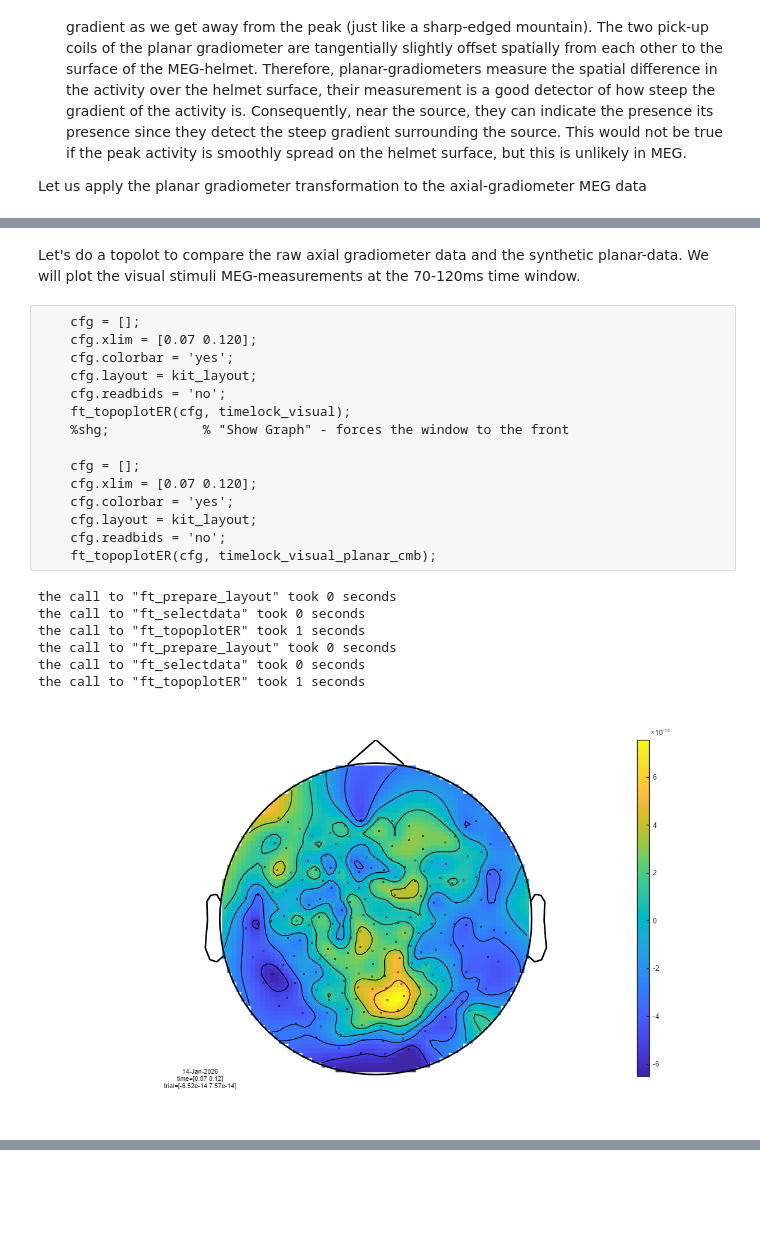
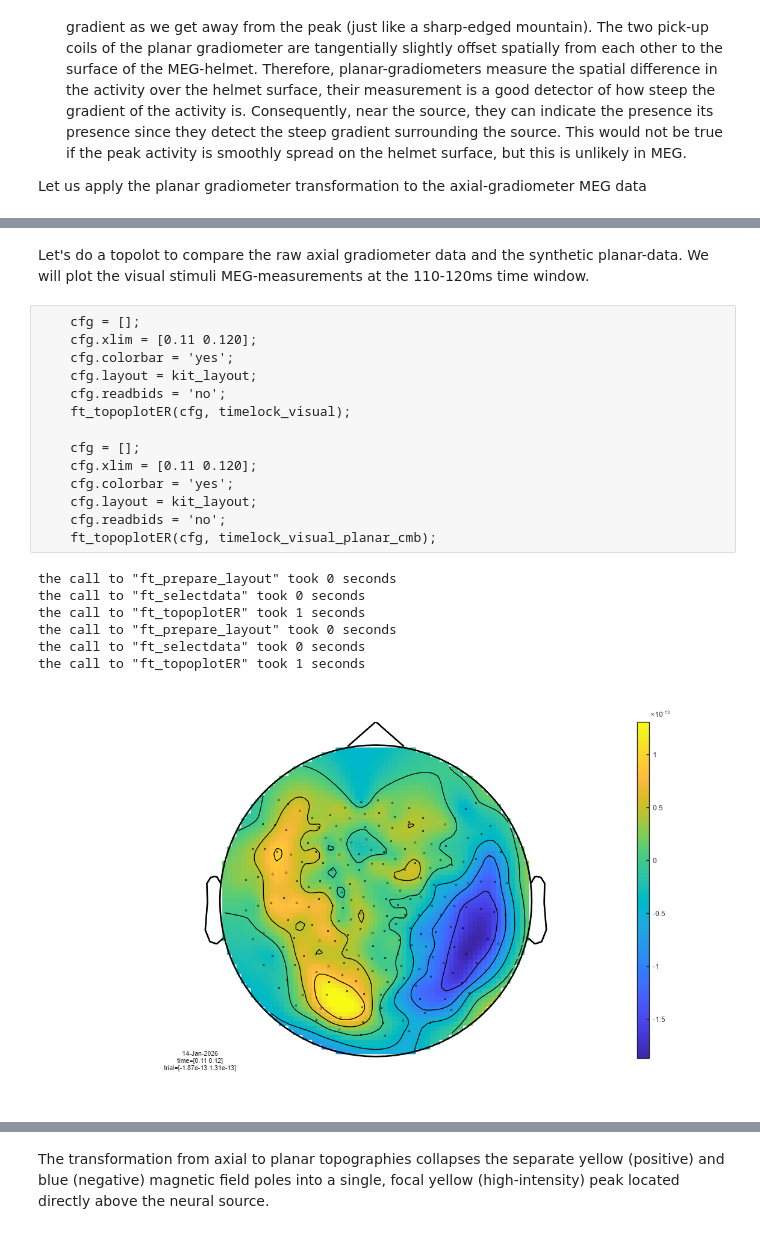
Before and after one commit to borderyz/neurowaves-lab-documentation, a Jupyter notebook: docs/source/6-meg-pipeline-gallery/notebooks/fieldtrip/fieldtrip_kit_spatio-temporal-clustering.ipynb, the cells around one changed output, grey strips where cells are left out. Saved outputs shown, nothing was run; the diff lists cells and outputs as text; blank space fills up the shorter version.

```diff
--- a/docs/source/6-meg-pipeline-gallery/notebooks/fieldtrip/fieldtrip_kit_spatio-temporal-clustering.ipynb
+++ b/docs/source/6-meg-pipeline-gallery/notebooks/fieldtrip/fieldtrip_kit_spatio-temporal-clustering.ipynb
@@ -376,27 +376,26 @@ the input is raw data with 207 channels and 146 trials
 the call to "ft_combineplanar" took 4 seconds
 # %% [markdown]
 Let's do a topolot to compare the raw axial gradiometer data and the synthetic planar-data.
-We will plot the visual stimuli MEG-measurements at the 70-120ms time window.
+We will plot the visual stimuli MEG-measurements at the 110-120ms time window.
 # %%
     cfg = [];
-    cfg.xlim = [0.07 0.120];
+    cfg.xlim = [0.11 0.120];
     cfg.colorbar = 'yes';
     cfg.layout = kit_layout;
     cfg.readbids = 'no';
     ft_topoplotER(cfg, timelock_visual);
-    %shg;            % "Show Graph" - forces the window to the front
 
     cfg = [];
-    cfg.xlim = [0.07 0.120];
+    cfg.xlim = [0.11 0.120];
     cfg.colorbar = 'yes';
     cfg.layout = kit_layout;
     cfg.readbids = 'no';
     ft_topoplotER(cfg, timelock_visual_planar_cmb);
 # %% [output]
 the call to "ft_prepare_layout" took 0 seconds
 the call to "ft_selectdata" took 0 seconds
 the call to "ft_topoplotER" took 1 seconds
 the call to "ft_prepare_layout" took 0 seconds
 the call to "ft_selectdata" took 0 seconds
 the call to "ft_topoplotER" took 1 seconds
-[figure, old version]
+[figure, new version]
@@ -403,0 +403,2 @@ the call to "ft_topoplotER" took 1 seconds
+# %% [markdown]
+The transformation from axial to planar topographies collapses the separate yellow (positive) and blue (negative) magnetic field poles into a single, focal yellow (high-intensity) peak located directly above the neural source.
```
Also changed, not shown: parts of 1 cell of this notebook, 1 other file.
